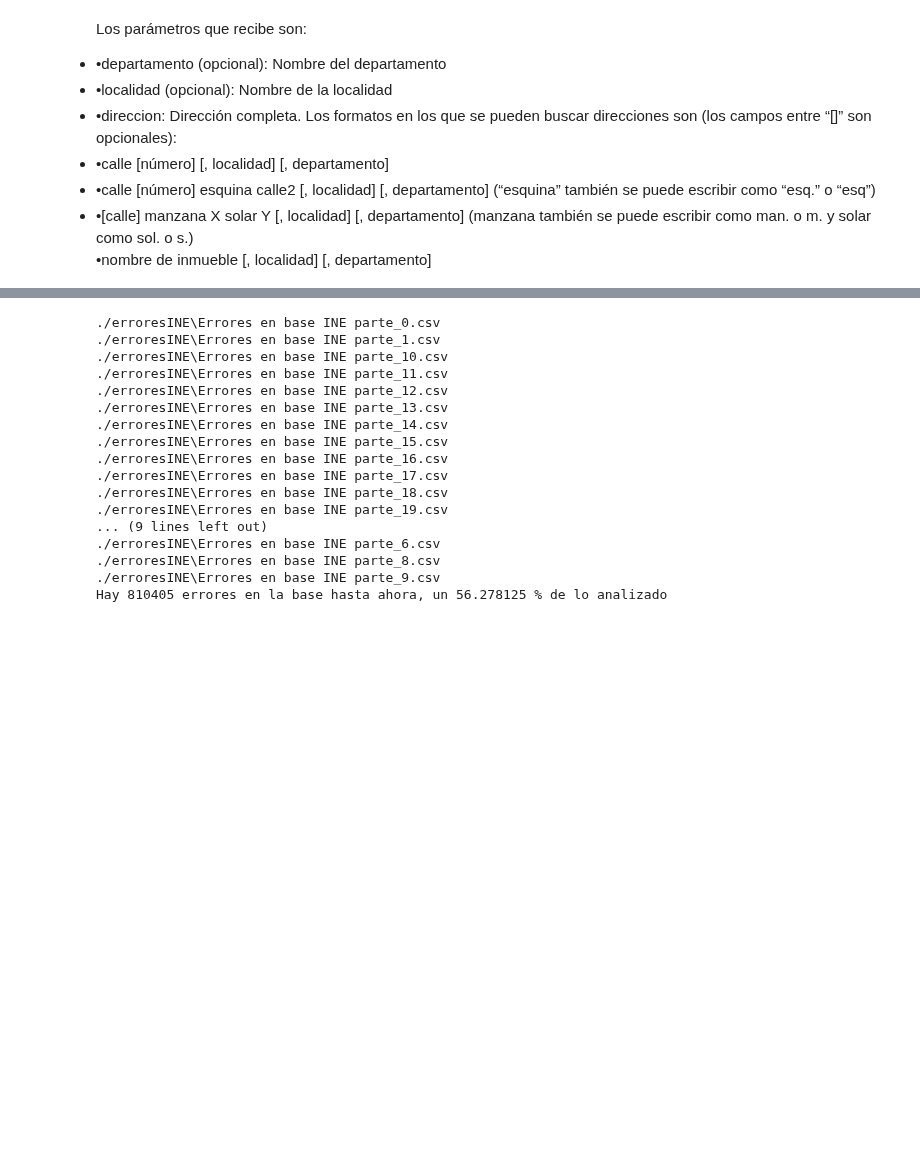
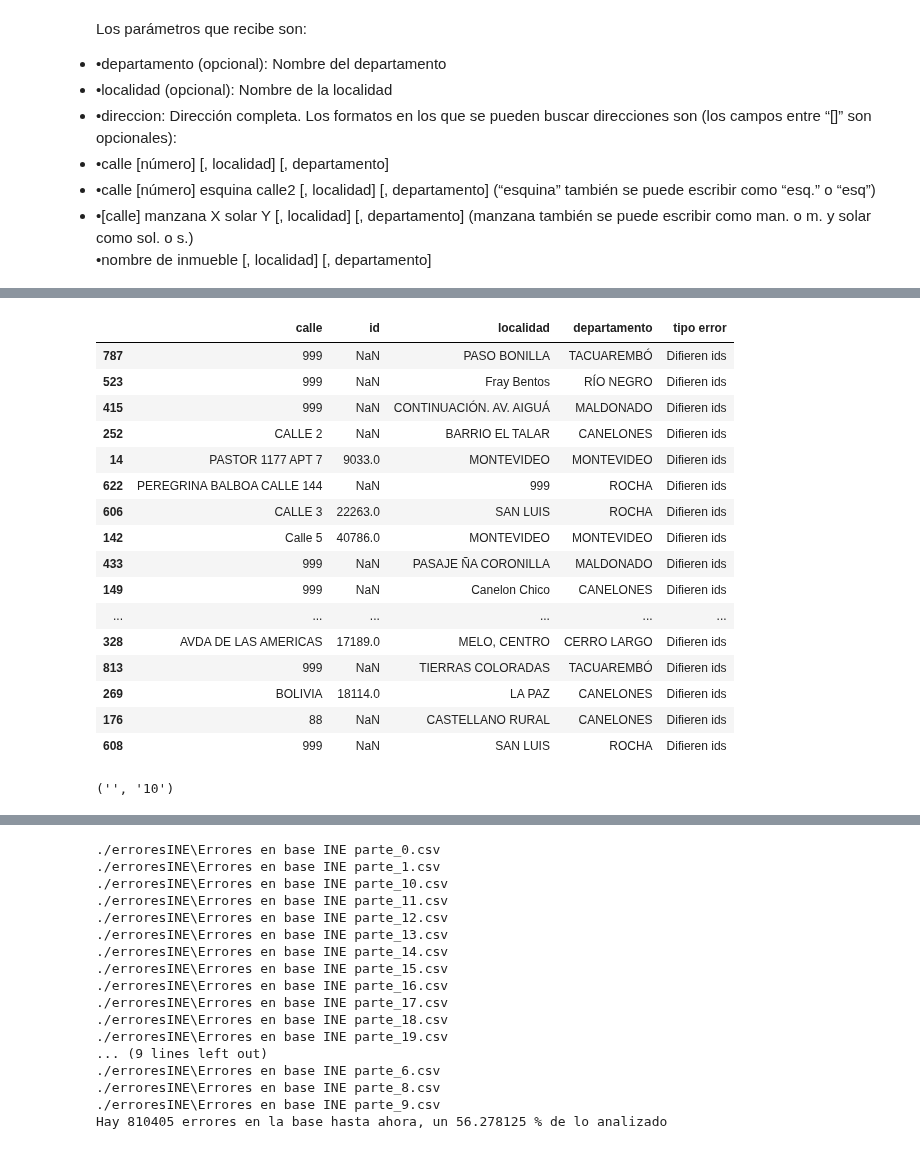
Before and after one commit to Casimistico/street_codification, a Jupyter notebook: Exploracion preliminar.ipynb, the cells around one changed output, grey strips where cells are left out. Drawn from its saved outputs; the diff is of its cells as text; code cells hidden in the pictures; blank space fills up the shorter version.

```diff
--- a/Exploracion preliminar.ipynb
+++ b/Exploracion preliminar.ipynb
@@ -721,2 +857,20 @@ def check_IDE_dataset(df_prueba1,df):
 # %%
-#df_errores_IDE.sample(20)
+df_errores_IDE.sample(20)
+# %% [output]
+|  | calle | id | localidad | departamento | tipo error |
+| 787 | 999 | NaN | PASO BONILLA | TACUAREMBÓ | Difieren ids |
+| 523 | 999 | NaN | Fray Bentos | RÍO NEGRO | Difieren ids |
+| 415 | 999 | NaN | CONTINUACIÓN. AV. AIGUÁ | MALDONADO | Difieren ids |
+| 252 | CALLE 2 | NaN | BARRIO EL TALAR | CANELONES | Difieren ids |
+| 14 | PASTOR 1177 APT 7 | 9033.0 | MONTEVIDEO | MONTEVIDEO | Difieren ids |
+| 622 | PEREGRINA BALBOA CALLE 144 | NaN | 999 | ROCHA | Difieren ids |
+| 606 | CALLE 3 | 22263.0 | SAN LUIS | ROCHA | Difieren ids |
+| 142 | Calle 5 | 40786.0 | MONTEVIDEO | MONTEVIDEO | Difieren ids |
+| 433 | 999 | NaN | PASAJE ÑA CORONILLA | MALDONADO | Difieren ids |
+| 149 | 999 | NaN | Canelon Chico | CANELONES | Difieren ids |
+| ... | ... | ... | ... | ... | ... |
+| 328 | AVDA DE LAS AMERICAS | 17189.0 | MELO, CENTRO | CERRO LARGO | Difieren ids |
+| 813 | 999 | NaN | TIERRAS COLORADAS | TACUAREMBÓ | Difieren ids |
+| 269 | BOLIVIA | 18114.0 | LA PAZ | CANELONES | Difieren ids |
+| 176 | 88 | NaN | CASTELLANO RURAL | CANELONES | Difieren ids |
+| 608 | 999 | NaN | SAN LUIS | ROCHA | Difieren ids |
@@ -729,0 +877,4 @@ def check_IDE_dataset(df_prueba1,df):
+# %%
+process_street('10')
+# %% [output]
+('', '10')
```
Also changed, not shown: parts of 38 cells of this notebook, 2 other files.
